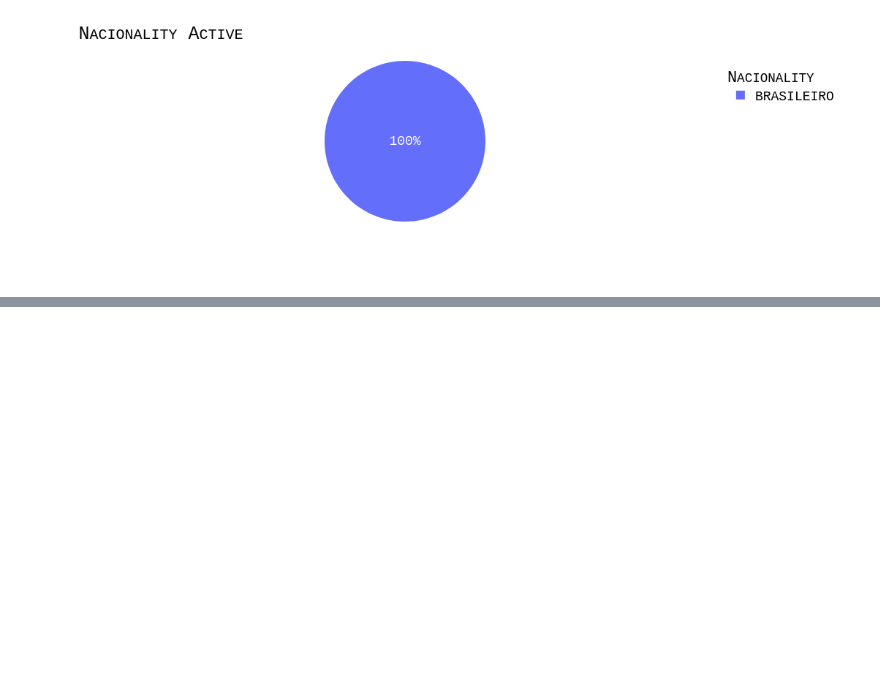
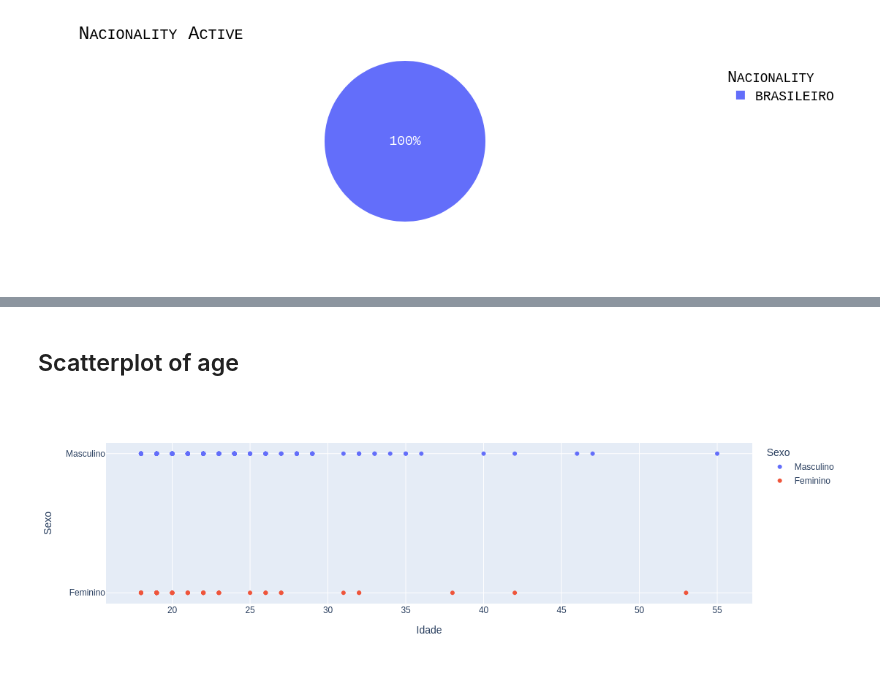
Before and after one commit to auserafim/ai-notebooks, a Jupyter notebook: evaded_college/evaded_college.ipynb, the cells around one changed output, grey strips where cells are left out. Drawn from its saved outputs; the diff is of its cells as text; code cells hidden in the pictures; blank space fills up the shorter version.

```diff
--- a/evaded_college/evaded_college.ipynb
+++ b/evaded_college/evaded_college.ipynb
@@ -171,0 +133,6 @@ array(['Aragarcas', 'Paragominas', 'Barra Do Garcas  Mt',
+# %% [markdown]
+## Scatterplot of age
+# %%
+fig = px.scatter(active, x='Idade', y='Sexo', color='Sexo').show()
+# %% [output]
+[figure, added]
```
Also changed, not shown: parts of 15 cells of this notebook.
